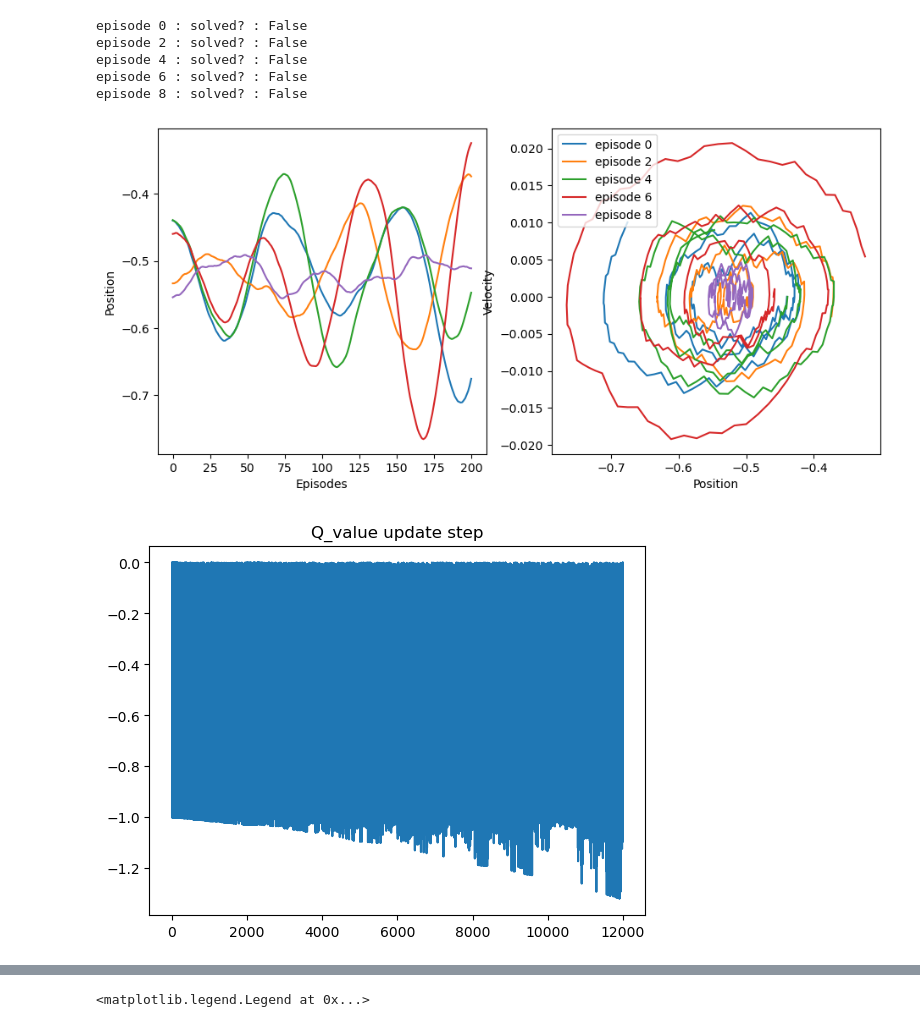
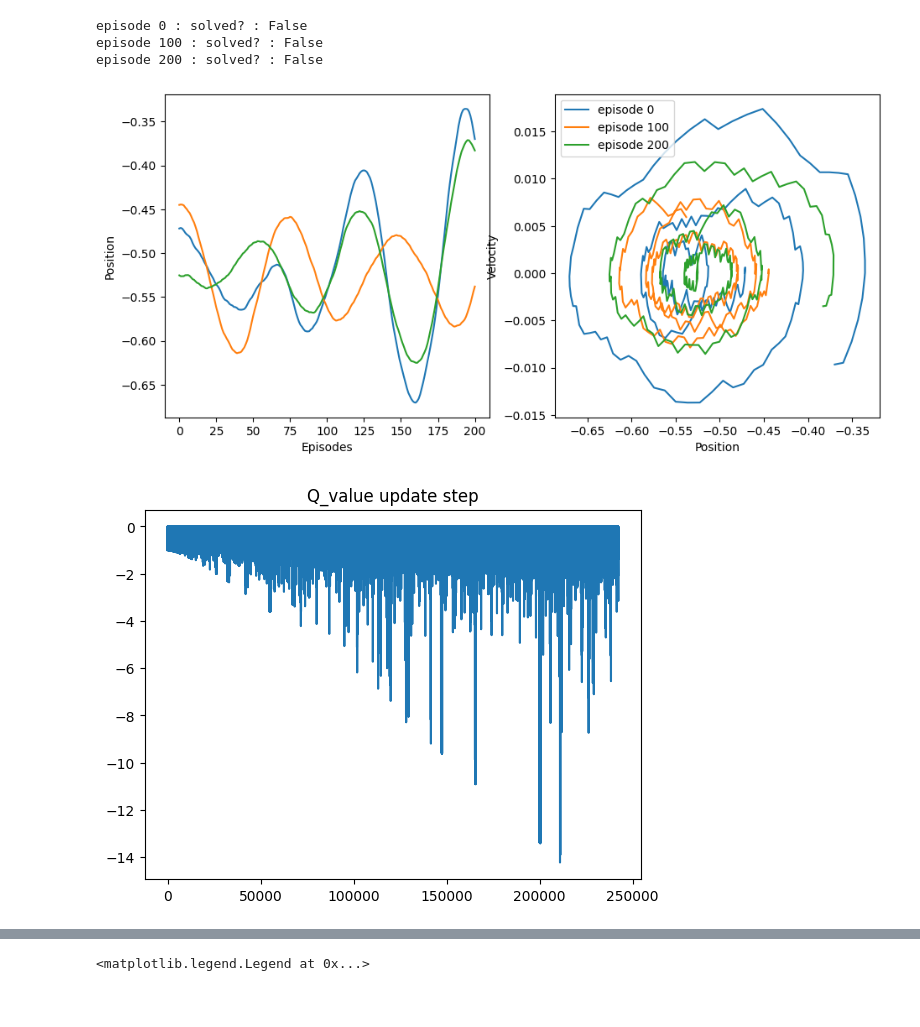
Before and after one commit to NicolasRR/ANN-RL, a Jupyter notebook: Mountain_Car.ipynb, the cells around one changed output, grey strips where cells are left out. Drawn from its saved outputs; the diff is of its cells as text; code cells hidden in the pictures.

Commit message:
new tries with more episodes

```diff
--- a/Mountain_Car.ipynb
+++ b/Mountain_Car.ipynb
@@ -132,7 +132,7 @@ class DynaAgent:
             return np.argmax(self.Q[self.encode_state(discr_state)])
 
     def decay_epsilon(self, episode):
-        self.epsilon = max(self.min_epsilon, self.epsilon * (0.99 ** episode))
+        self.epsilon = max(self.min_epsilon, self.epsilon * 0.99)
 
     def plot_delta_Q(self):
         plt.plot(self.delta_Q)
@@ -162,7 +162,7 @@ env = gym.make('MountainCar-v0')
 dyna_agent = DynaAgent()
 
 # Train the agent
-n_episodes = 10
+n_episodes = 202
 episode_rewards=[]
 episode_durations = []
 
@@ -187,37 +187,36 @@ for episode in range(n_episodes):
         n_itr+=1
         x.append(state[0])
         v.append(state[1])
 
     dyna_agent.decay_epsilon(episode)
 
     episode_rewards.append(total_reward)
     episode_durations.append(n_itr)
 
-    if (episode%2==0):
+    if (episode%100==0):
         ax[0].plot(list(range(n_itr+1)),x, label=f'episode {episode}')
         ax[1].plot(x,v, label=f'episode {episode}')
+    if (episode%10==0):
         print(f'episode {episode} : solved? : {solved}')
 
 env.close()
 ax[0].set_xlabel('Episodes')
 ax[0].set_ylabel('Position')
 ax[1].set_xlabel('Position')
 ax[1].set_ylabel('Velocity')
 plt.legend()
 plt.show()
 
 dyna_agent.plot_delta_Q()
 dyna_agent.plot_max_Q()
 
 plt.plot(list(range(n_episodes)),episode_durations, label='episode durations')
 plt.plot(list(range(n_episodes)),episode_rewards,label='episode rewards')
 plt.title('Duration and total reward for each episode' )
 plt.legend()
 # %% [output]
 episode 0 : solved? : False
-episode 2 : solved? : False
-episode 4 : solved? : False
-episode 6 : solved? : False
-episode 8 : solved? : False
+episode 100 : solved? : False
+episode 200 : solved? : False
-[figure, old version]
+[figure, new version]
-[figure, old version]
+[figure, new version]
```
Also changed, not shown: parts of 5 cells of this notebook.
